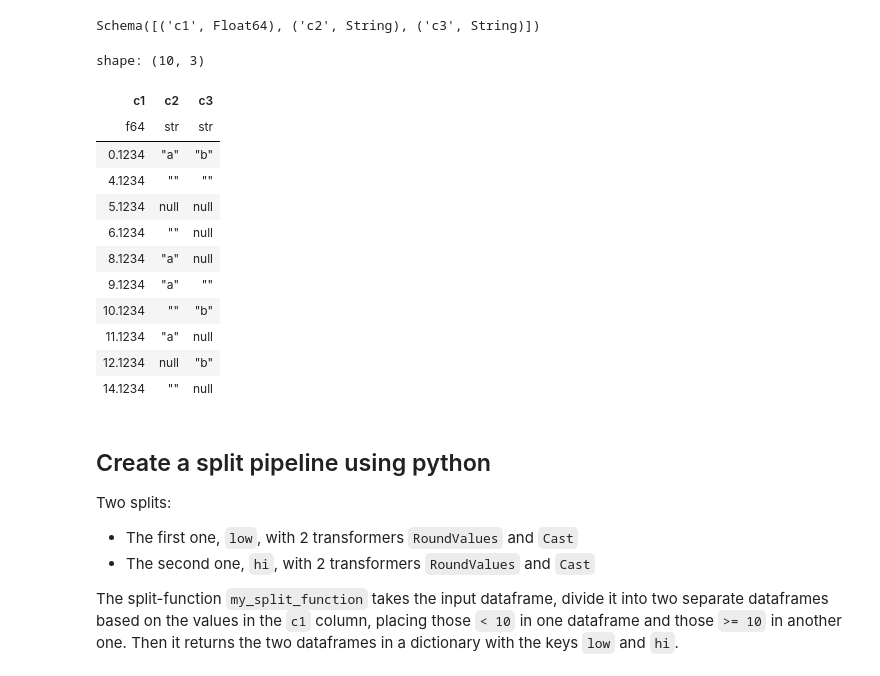
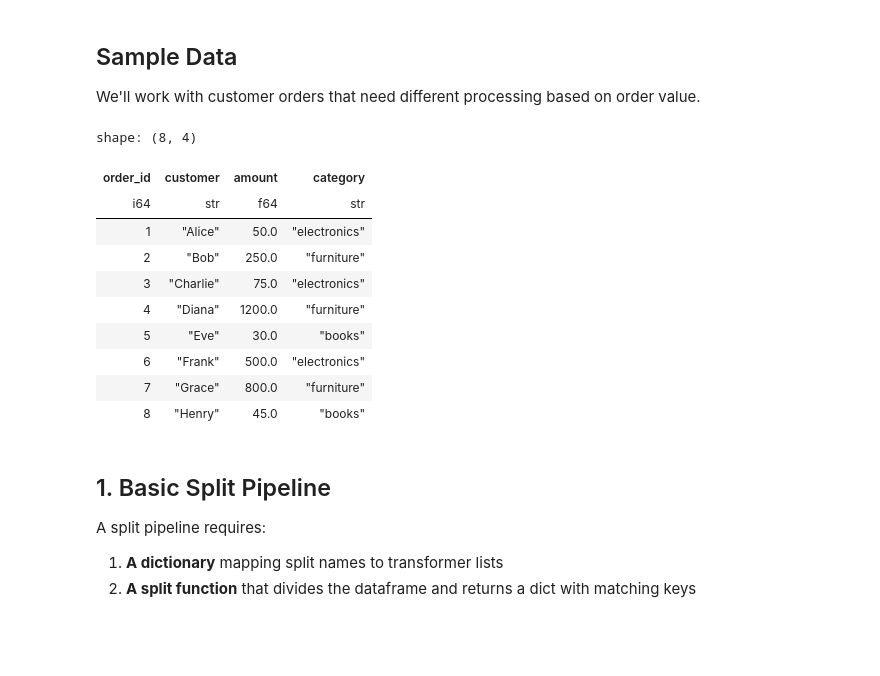
Before and after one commit to nielsen-oss/nebula, a Jupyter notebook: example_notebooks/02_split_pipeline.ipynb, the cells around one changed output. Drawn from its saved outputs; the diff is of its cells as text; code cells hidden in the pictures; blank space fills up the shorter version.

```diff
--- a/example_notebooks/02_split_pipeline.ipynb
+++ b/example_notebooks/02_split_pipeline.ipynb
@@ -14,40 +31,32 @@ from nebula.pipelines.pipeline_loader import load_pipeline
+# %% [markdown]
+## Sample Data
+
+We'll work with customer orders that need different processing based on order value.
 # %%
-data = [
-    [0.1234, "a", "b"],
-    [4.1234, "", ""],
-    [5.1234, None, None],
-    [6.1234, "", None],
-    [8.1234, "a", None],
-    [9.1234, "a", ""],
-    [10.1234, "", "b"],
-    [11.1234, "a", None],
-    [12.1234, None, "b"],
-    [14.1234, "", None],
-]
+orders_df = pl.DataFrame({
+    "order_id": [1, 2, 3, 4, 5, 6, 7, 8],
+    "customer": ["Alice", "Bob", "Charlie", "Diana", "Eve", "Frank", "Grace", "Henry"],
+    "amount": [50.0, 250.0, 75.0, 1200.0, 30.0, 500.0, 800.0, 45.0],
+    "category": ["electronics", "furniture", "electronics", "furniture", "books", "electronics", "furniture", "books"],
+})
 
-df_input = pl.DataFrame(data, orient="row", schema=["c1", "c2", "c3"])
-print(df_input.schema)
-df_input
+orders_df
 # %% [output]
-Schema([('c1', Float64), ('c2', String), ('c3', String)])
+shape: (8, 4)
-shape: (10, 3)
-| c1 | c2 | c3 |
-| f64 | str | str |
-| 0.1234 | "a" | "b" |
-| 4.1234 | "" | "" |
-| 5.1234 | null | null |
-| 6.1234 | "" | null |
-| 8.1234 | "a" | null |
-| 9.1234 | "a" | "" |
-| 10.1234 | "" | "b" |
-| 11.1234 | "a" | null |
-| 12.1234 | null | "b" |
-| 14.1234 | "" | null |
+| order_id | customer | amount | category |
+| i64 | str | f64 | str |
+| 1 | "Alice" | 50.0 | "electronics" |
+| 2 | "Bob" | 250.0 | "furniture" |
+| 3 | "Charlie" | 75.0 | "electronics" |
+| 4 | "Diana" | 1200.0 | "furniture" |
+| 5 | "Eve" | 30.0 | "books" |
+| 6 | "Frank" | 500.0 | "electronics" |
+| 7 | "Grace" | 800.0 | "furniture" |
+| 8 | "Henry" | 45.0 | "books" |
 # %% [markdown]
-## Create a split pipeline using python
-Two splits:
-- The first one, `low`, with 2 transformers `RoundValues` and `Cast`
-- The second one, `hi`, with 2 transformers `RoundValues` and `Cast`
+## 1. Basic Split Pipeline
 
-The split-function `my_split_function` takes the input dataframe, divide it into two separate dataframes based on the values in the `c1` column, placing those `< 10` in one dataframe and those `>= 10` in another one. Then it returns the two dataframes in a dictionary with the keys `low` and `hi`.
+A split pipeline requires:
+1. **A dictionary** mapping split names to transformer lists
+2. **A split function** that divides the dataframe and returns a dict with matching keys
 # %%
```
Also changed, not shown: parts of 37 cells of this notebook, 16 other files.
